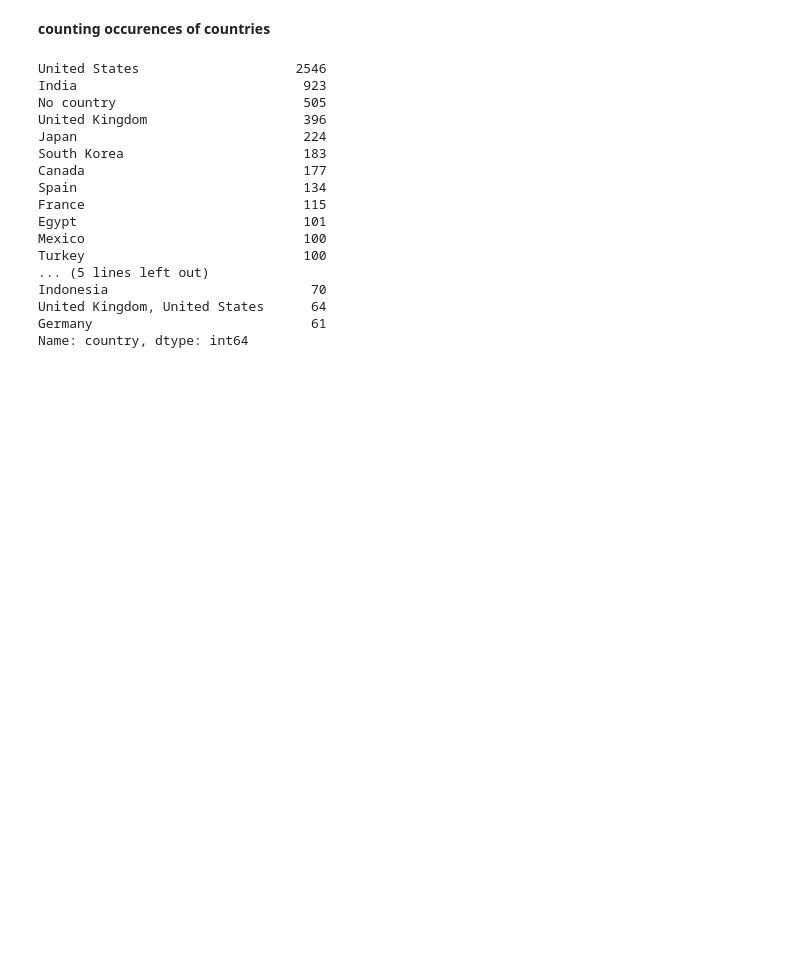
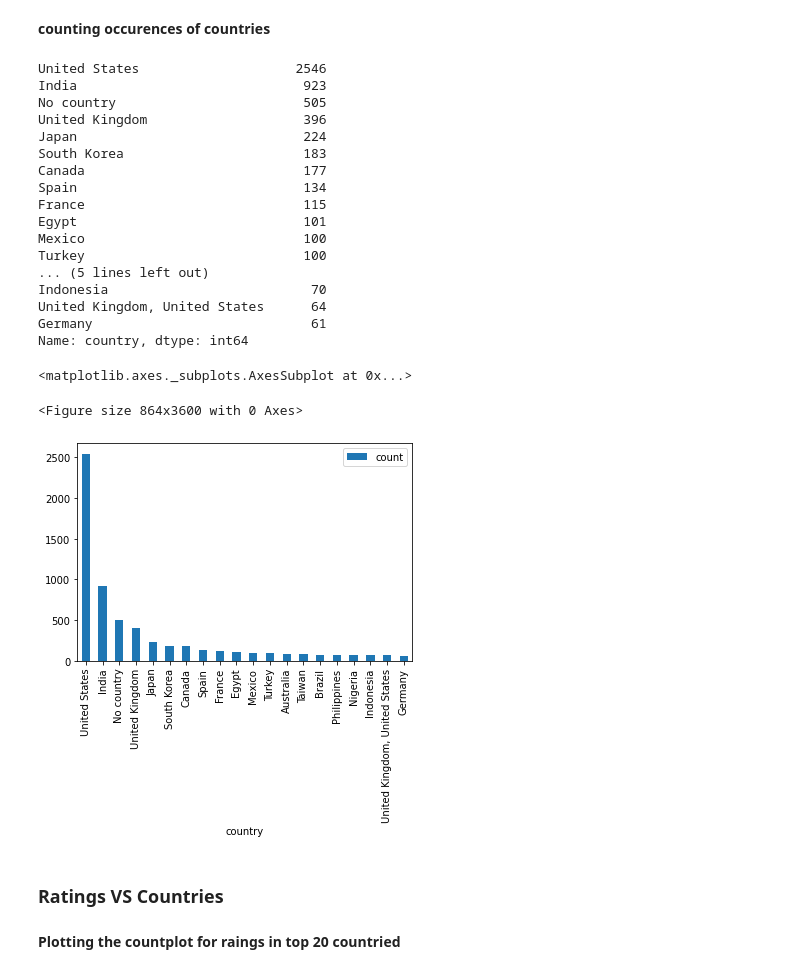
Before and after one commit to Ashfaquesayyed/Netflix-movies-and-TV-shows-clustering, a Jupyter notebook: Netflix_movies_and_TV_shows_clustering.ipynb, the cells around one changed output. Drawn from its saved outputs; the diff is of its cells as text; code cells hidden in the pictures; blank space fills up the shorter version.

```diff
--- a/Netflix_movies_and_TV_shows_clustering.ipynb
+++ b/Netflix_movies_and_TV_shows_clustering.ipynb
@@ -557,3 +557,12 @@ Indonesia                          70
 United Kingdom, United States      64
 Germany                            61
 Name: country, dtype: int64
+# %%
+plt.figure( figsize = ( 12,50 ))
+top_20_countries.plot(x="country", y="count", kind="bar")
+# %% [output]
+<matplotlib.axes._subplots.AxesSubplot at 0x...>
+<Figure size 864x3600 with 0 Axes>
+[figure, added]
+# %% [markdown]
+### **Ratings VS Countries**
@@ -559,0 +580,2 @@ Name: country, dtype: int64
+# %% [markdown]
+**Plotting the countplot for raings in top 20 countried**
```
Also changed, not shown: parts of 7 cells of this notebook.
